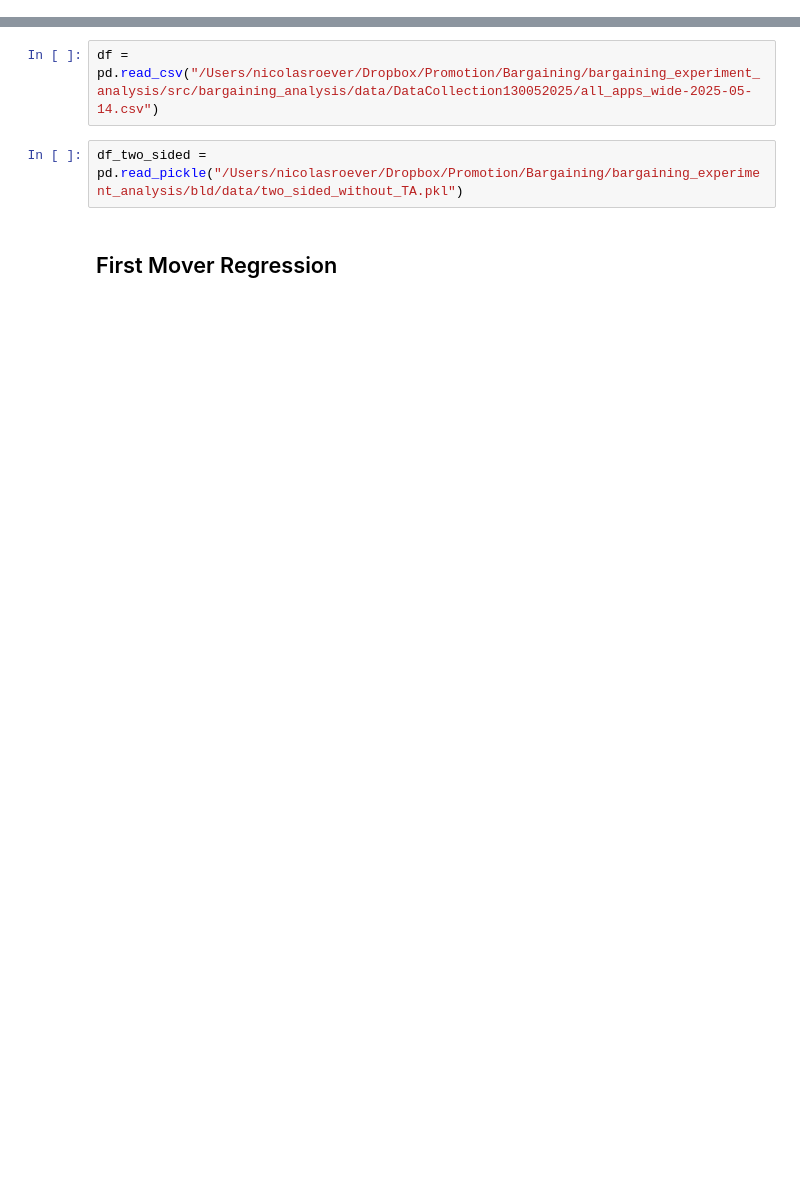
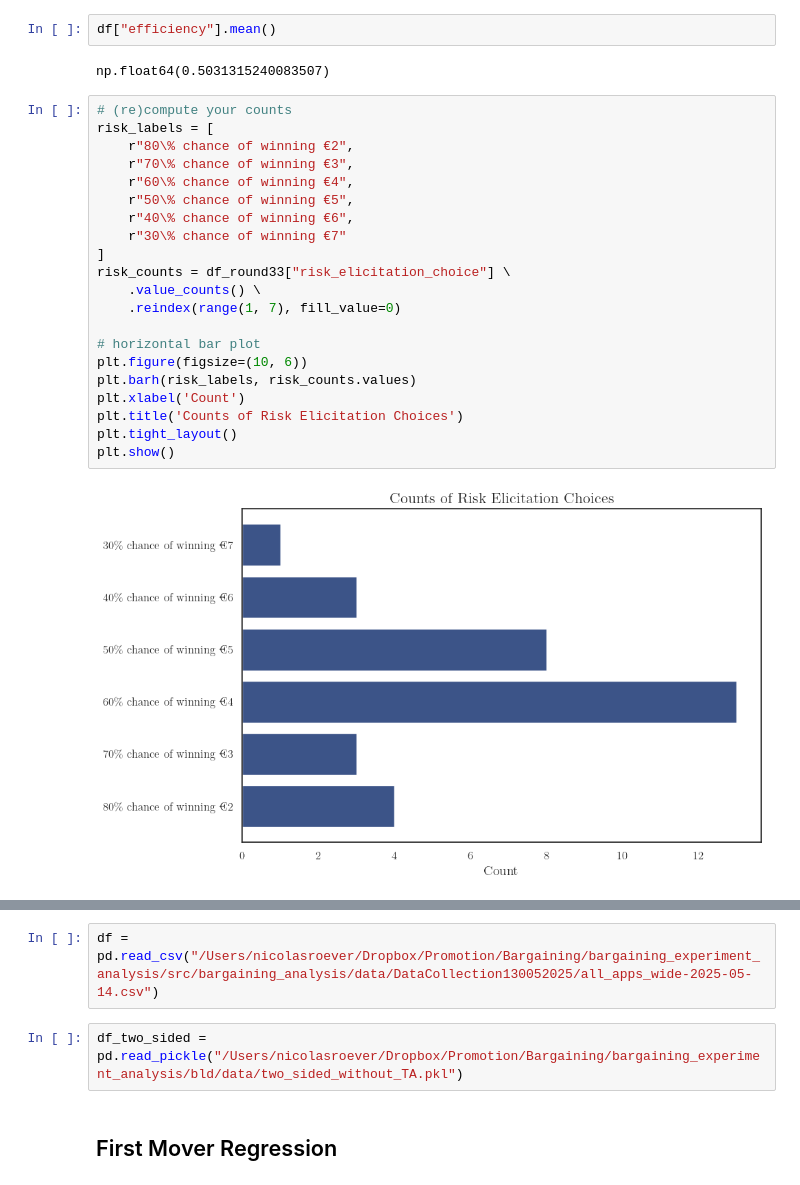
Before and after one commit to NicolasRoever/bargaining_experiment_analysis, a Jupyter notebook: src/bargaining_analysis/main_results/sandbox.ipynb, the cells around one changed output, grey strips where cells are left out. Drawn from its saved outputs; the diff is of its cells as text; blank space fills up the shorter version.

```diff
--- a/src/bargaining_analysis/main_results/sandbox.ipynb
+++ b/src/bargaining_analysis/main_results/sandbox.ipynb
@@ -8,0 +142,27 @@ from pystout import pystout
+# %%
+df["efficiency"].mean()
+# %% [output]
+np.float64(0.5031315240083507)
+# %%
+# (re)compute your counts
+risk_labels = [
+    r"80\% chance of winning €2",
+    r"70\% chance of winning €3",
+    r"60\% chance of winning €4",
+    r"50\% chance of winning €5",
+    r"40\% chance of winning €6",
+    r"30\% chance of winning €7"
+]
+risk_counts = df_round33["risk_elicitation_choice"] \
+    .value_counts() \
+    .reindex(range(1, 7), fill_value=0)
+
+# horizontal bar plot
+plt.figure(figsize=(10, 6))
+plt.barh(risk_labels, risk_counts.values)
+plt.xlabel('Count')
+plt.title('Counts of Risk Elicitation Choices')
+plt.tight_layout()
+plt.show()
+# %% [output]
+[figure, added]
```
Also changed, not shown: parts of 22 cells of this notebook, 18 other files.
